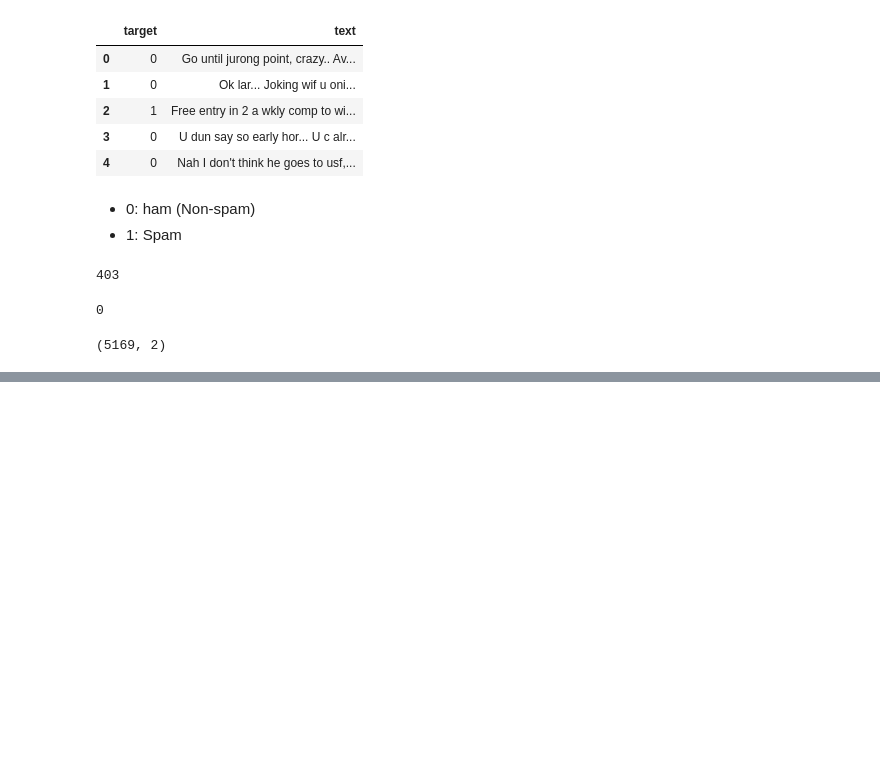
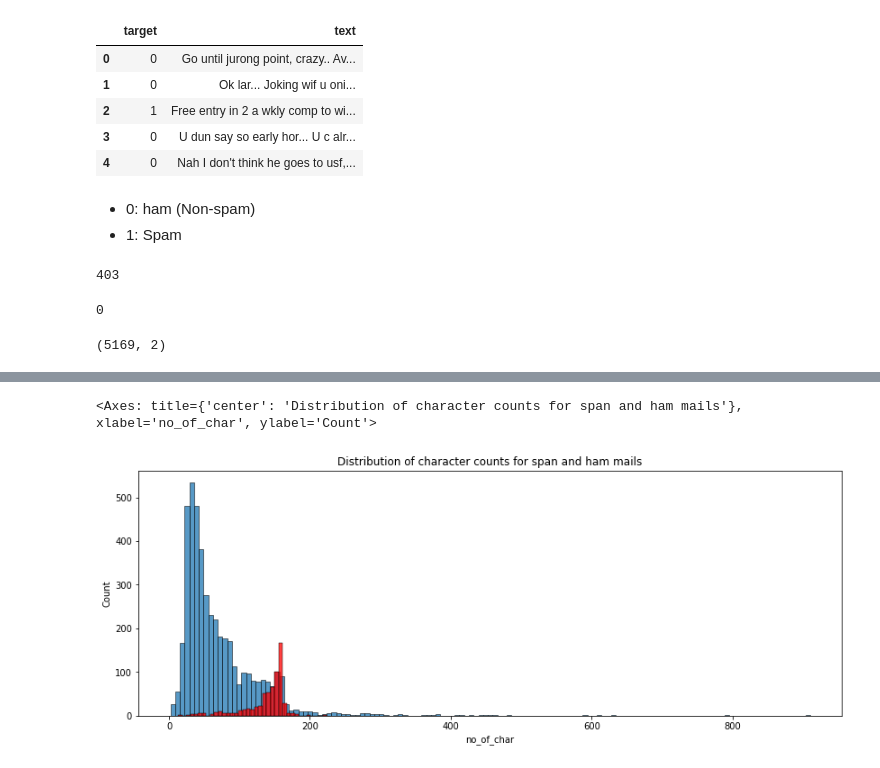
Before and after one commit to Nivedyart/Email_Spam_detection, a Jupyter notebook: Spam_detection.ipynb, the cells around one changed output, grey strips where cells are left out. Drawn from its saved outputs; the diff is of its cells as text; code cells hidden in the pictures; blank space fills up the shorter version.

```diff
--- a/Spam_detection.ipynb
+++ b/Spam_detection.ipynb
@@ -93,0 +203,8 @@ data.shape
+# %%
+plt.figure(figsize=(14,5))
+plt.title('Distribution of character counts for span and ham mails')
+sns.histplot(data[data['target'] == 0]['no_of_char'])
+sns.histplot(data[data['target'] == 1]['no_of_char'], color = 'red')
+# %% [output]
+<Axes: title={'center': 'Distribution of character counts for span and ham mails'}, xlabel='no_of_char', ylabel='Count'>
+[figure, added]
```
Also changed, not shown: parts of 53 cells of this notebook.
